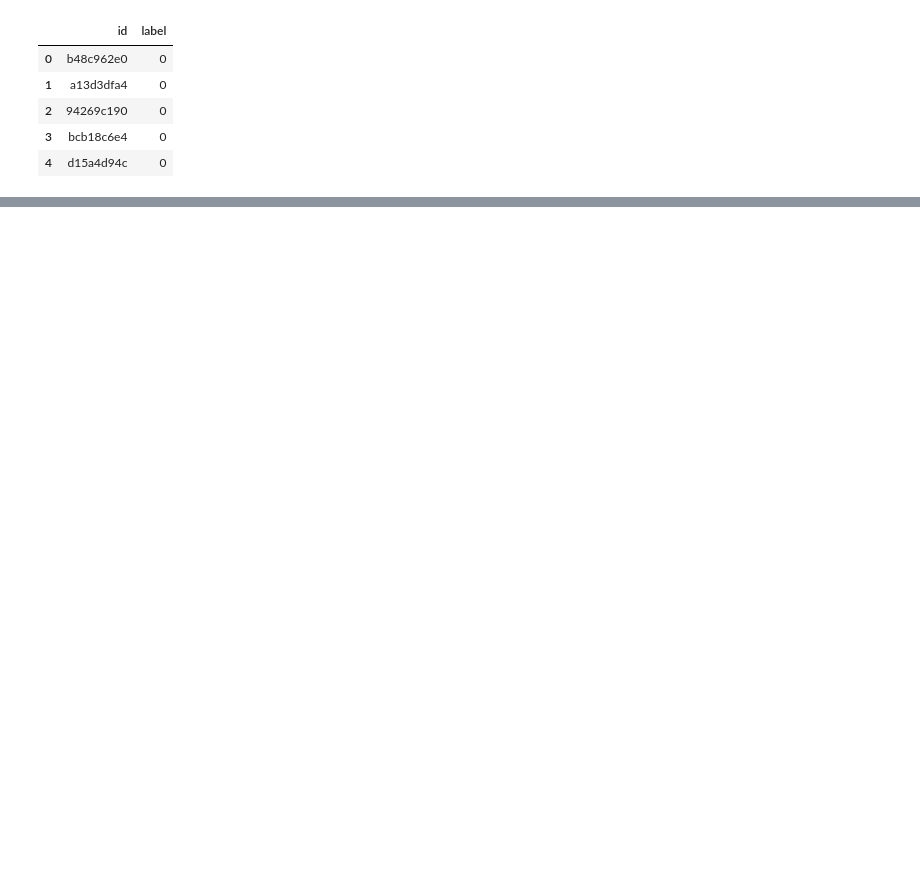
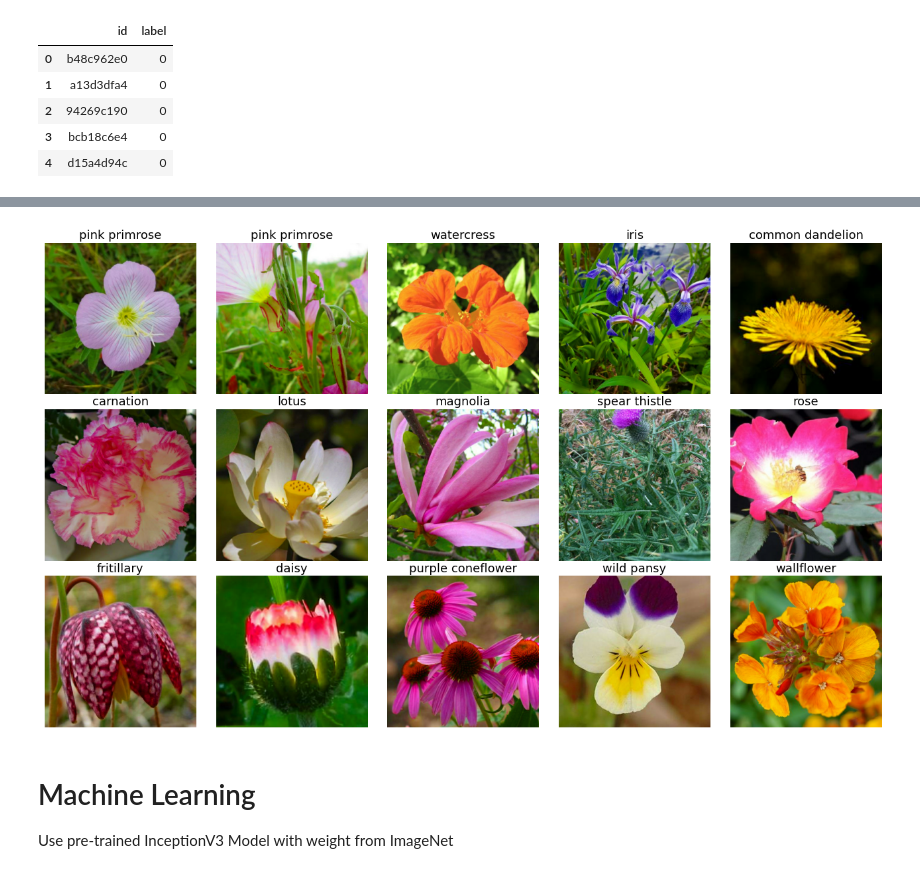
Before and after one commit to Bestine/kaggle-projects, a Jupyter notebook: Petals-to-the-Metal-Flower-Classification-on-TPU.ipynb, the cells around one changed output, grey strips where cells are left out. Saved outputs shown, nothing was run; the diff lists cells and outputs as text; code cells hidden in the pictures; blank space fills up the shorter version.

```diff
--- a/Petals-to-the-Metal-Flower-Classification-on-TPU.ipynb
+++ b/Petals-to-the-Metal-Flower-Classification-on-TPU.ipynb
@@ -56,0 +236,8 @@ sample_submission.head()
+# %%
+ds_train = get_training_dataset()
+ds_valid = get_validation_dataset()
+ds_test = get_test_dataset()
+
+print("Training:", ds_train)
+print ("Validation:", ds_valid)
+print("Test:", ds_test)
@@ -56,0 +248,5 @@ sample_submission.head()
+# %%
+print("Training data shapes:")
+for image, label in ds_train.take(3):
+    print(image.numpy().shape, label.numpy().shape)
+print("Training data label examples:", label.numpy())
@@ -56,0 +266,5 @@ sample_submission.head()
+# %%
+print("Test data shapes:")
+for image, idnum in ds_test.take(3):
+    print(image.numpy().shape, idnum.numpy().shape)
+print("Test data IDs:", idnum.numpy().astype('U')) # U=unicode string
@@ -56,0 +373,10 @@ sample_submission.head()
+# %%
+ds_iter = iter(ds_train.unbatch().batch(15))
+# %%
+one_batch = next(ds_iter)
+display_batch_of_images(one_batch)
+# %% [output]
+[figure, added]
+# %% [markdown]
+# Machine Learning
+Use pre-trained InceptionV3 Model with weight from ImageNet
```
Also changed, not shown: parts of 26 cells of this notebook.
